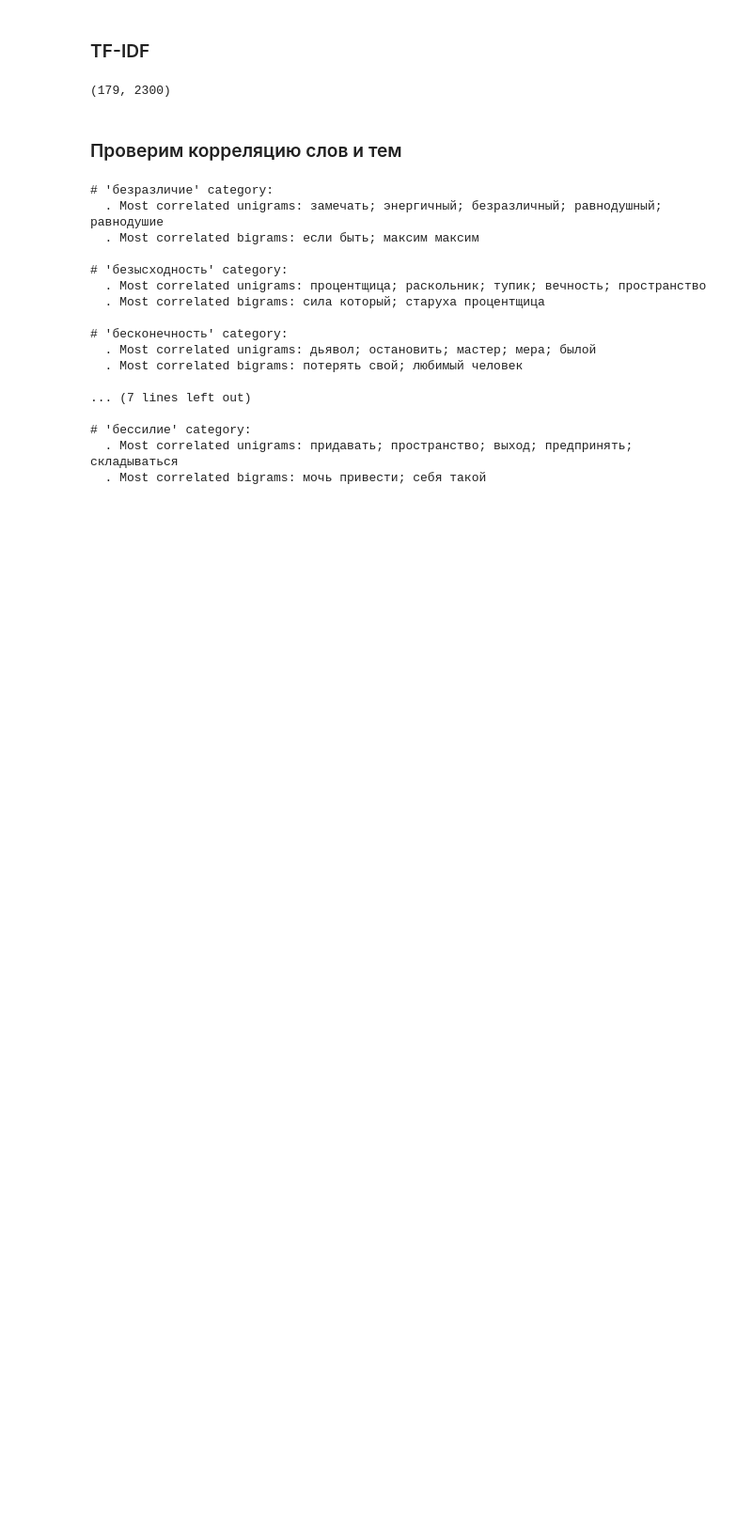
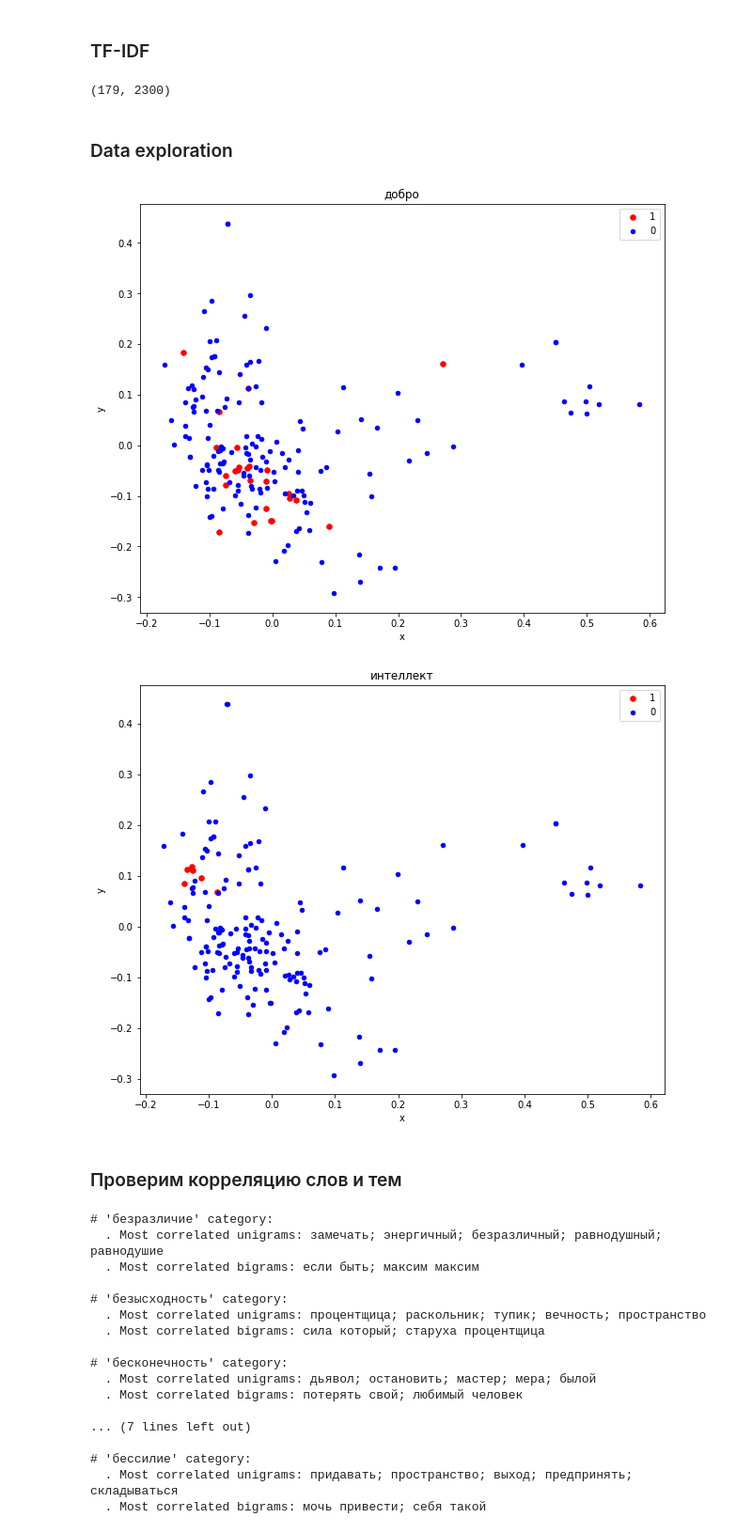
Before and after one commit to Kollego/word_embedding_work, a Jupyter notebook: 05. Main model/04. Feature engineering/feature_engineering.ipynb, the cells around one changed output. Shown at 94% size. Cells and saved outputs as stored; diff of their text form; code cells hidden in the pictures; blank space fills up the shorter version.

```diff
--- a/05. Main model/04. Feature engineering/feature_engineering.ipynb
+++ b/05. Main model/04. Feature engineering/feature_engineering.ipynb
@@ -141,3 +139,5 @@ labels_train = y_train
 print(features_train.shape)
 # %% [output]
 (179, 2300)
+# %% [markdown]
+### Data exploration
@@ -144,3 +147,22 @@ print(features_train.shape)
+# %%
+Z = TruncatedSVD(n_components=3).fit_transform(features_train)[:, 1:]
+# %%
+for i in range(direction_matrix.shape[1]):
+    if bof_vectorizer.get_feature_names()[i] in ['интеллект', 'добро']:
+        fig, ax = plt.subplots()
+        fig.set_size_inches(10, 8)
+        plt.title(bof_vectorizer.get_feature_names()[i])
+        idx_1 = np.where(direction_matrix[:,i] == 1)
+        idx_0 = np.where(direction_matrix[:,i] == 0)
+        plt.scatter(Z[idx_1, 0], Z[idx_1, 1], s=30, c='r', marker="o", label='1')
+        plt.scatter(Z[idx_0, 0], Z[idx_0, 1], s=20, c='b', marker="o", label='0')
+        plt.ylabel('y')
+        plt.xlabel('x')
+        ax.legend()
+        plt.show()
+# %% [output]
+[figure, added]
+[figure, added]
 # %% [markdown]
 ### Проверим корреляцию слов и тем
 # %%
```
Also changed, not shown: parts of 2 cells of this notebook, 5 other files.
